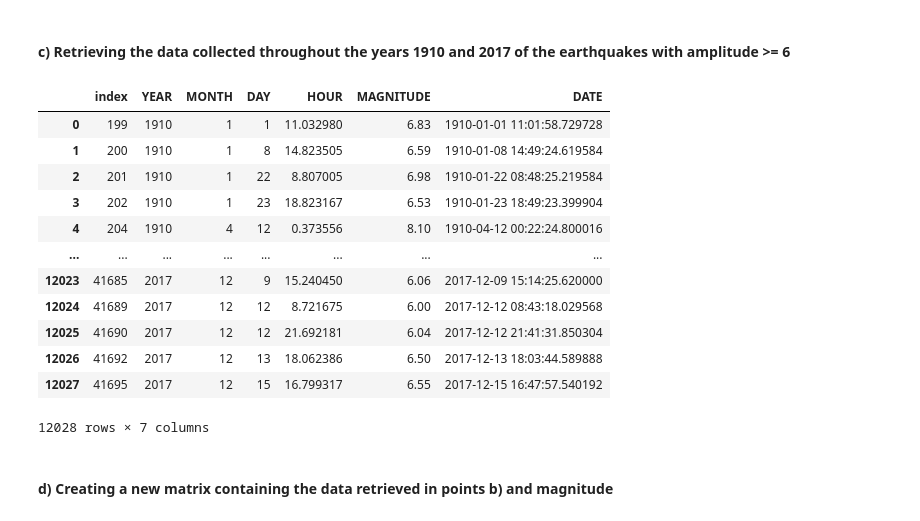
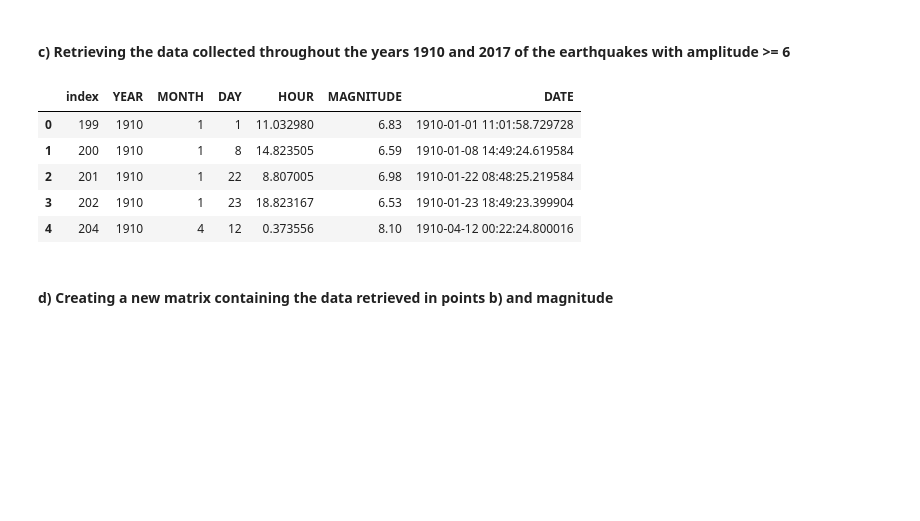
Before and after one commit to elchingurban/earthquake_data_analysis, a Jupyter notebook: earthquake.ipynb, the cells around one changed output. Saved outputs shown, nothing was run; the diff lists cells and outputs as text; code cells hidden in the pictures; blank space fills up the shorter version.

```diff
--- a/earthquake.ipynb
+++ b/earthquake.ipynb
@@ -58,21 +80,14 @@ Name: DATE, Length: 41710, dtype: datetime64[ns]
 # %%
 df_reduced = df[(df.MAGNITUDE >= 6) & ((df.YEAR >= 1910) & (df.YEAR <= 2017))].reset_index()
 # %%
-df_reduced
+df_reduced.head()
 # %% [output]
 |  | index | YEAR | MONTH | DAY | HOUR | MAGNITUDE | DATE |
 | 0 | 199 | 1910 | 1 | 1 | 11.032980 | 6.83 | 1910-01-01 11:01:58.729728 |
 | 1 | 200 | 1910 | 1 | 8 | 14.823505 | 6.59 | 1910-01-08 14:49:24.619584 |
 | 2 | 201 | 1910 | 1 | 22 | 8.807005 | 6.98 | 1910-01-22 08:48:25.219584 |
 | 3 | 202 | 1910 | 1 | 23 | 18.823167 | 6.53 | 1910-01-23 18:49:23.399904 |
 | 4 | 204 | 1910 | 4 | 12 | 0.373556 | 8.10 | 1910-04-12 00:22:24.800016 |
-| ... | ... | ... | ... | ... | ... | ... | ... |
-| 12023 | 41685 | 2017 | 12 | 9 | 15.240450 | 6.06 | 2017-12-09 15:14:25.620000 |
-| 12024 | 41689 | 2017 | 12 | 12 | 8.721675 | 6.00 | 2017-12-12 08:43:18.029568 |
-| 12025 | 41690 | 2017 | 12 | 12 | 21.692181 | 6.04 | 2017-12-12 21:41:31.850304 |
-| 12026 | 41692 | 2017 | 12 | 13 | 18.062386 | 6.50 | 2017-12-13 18:03:44.589888 |
-| 12027 | 41695 | 2017 | 12 | 15 | 16.799317 | 6.55 | 2017-12-15 16:47:57.540192 |
-12028 rows × 7 columns
 # %% [markdown]
 #### d) Creating a new matrix containing the data retrieved in points b) and magnitude
 # %%
```
Also changed, not shown: parts of 27 cells of this notebook.
